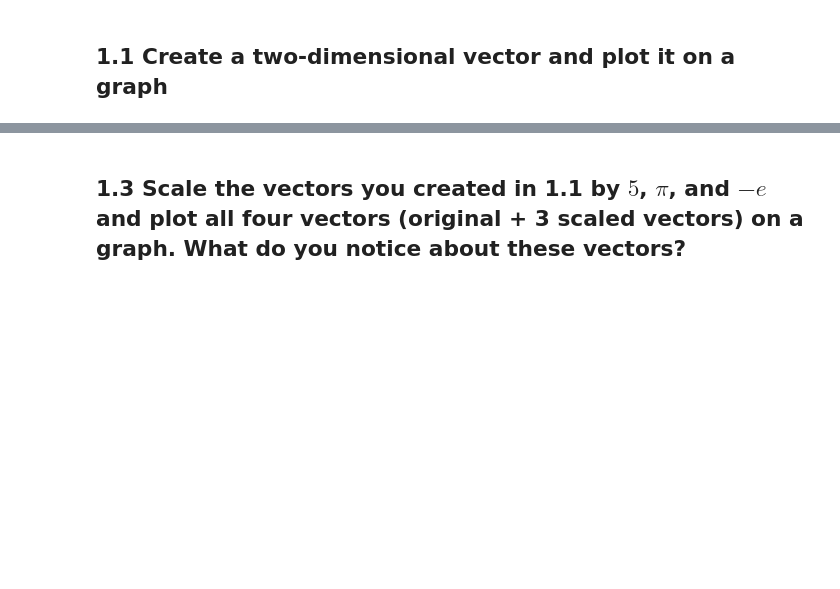
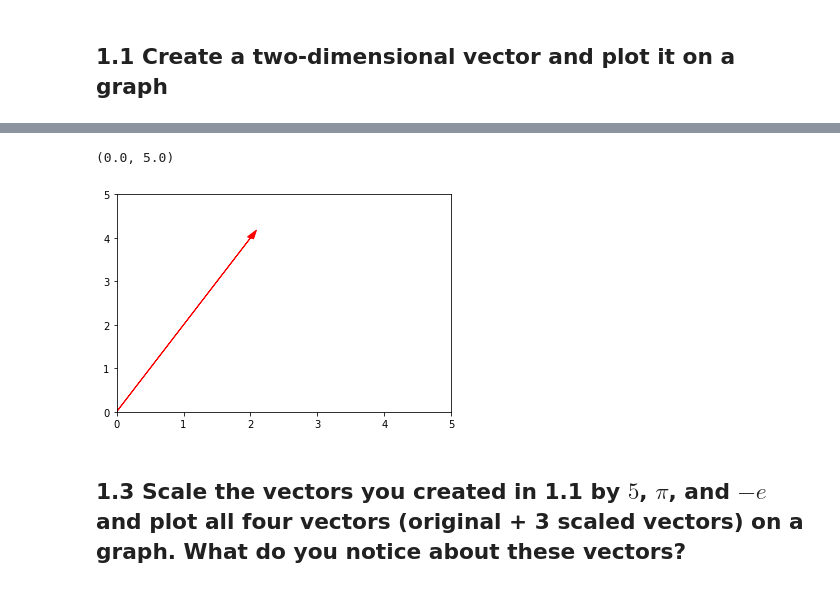
Before and after one commit to yestrella14/DS-Unit-1-Sprint-3-Linear-Algebra, a Jupyter notebook: LS_DS_131_Vectors_and_Matrices_Assignment.ipynb, the cells around one changed output, grey strips where cells are left out. Cells and saved outputs as stored; diff of their text form; code cells hidden in the pictures; blank space fills up the shorter version.

```diff
--- a/LS_DS_131_Vectors_and_Matrices_Assignment.ipynb
+++ b/LS_DS_131_Vectors_and_Matrices_Assignment.ipynb
@@ -14,3 +22,11 @@ v2= [[][]]
+# %%
+v2= [2,4, 7]
+plt.arrow(0,0,v2[0],v2[1], head_width=.1, head_length=0.2, color = 'r');
+plt.xlim(0,5)
+plt.ylim(0,5)
+# %% [output]
+(0.0, 5.0)
+[figure, added]
 # %% [markdown]
 ## 1.3 Scale the vectors you created in 1.1 by $5$, $\pi$, and $-e$ and plot all four vectors (original + 3 scaled vectors) on a graph. What do you notice about these vectors?
 # %%
```
Also changed, not shown: parts of 16 cells of this notebook.
